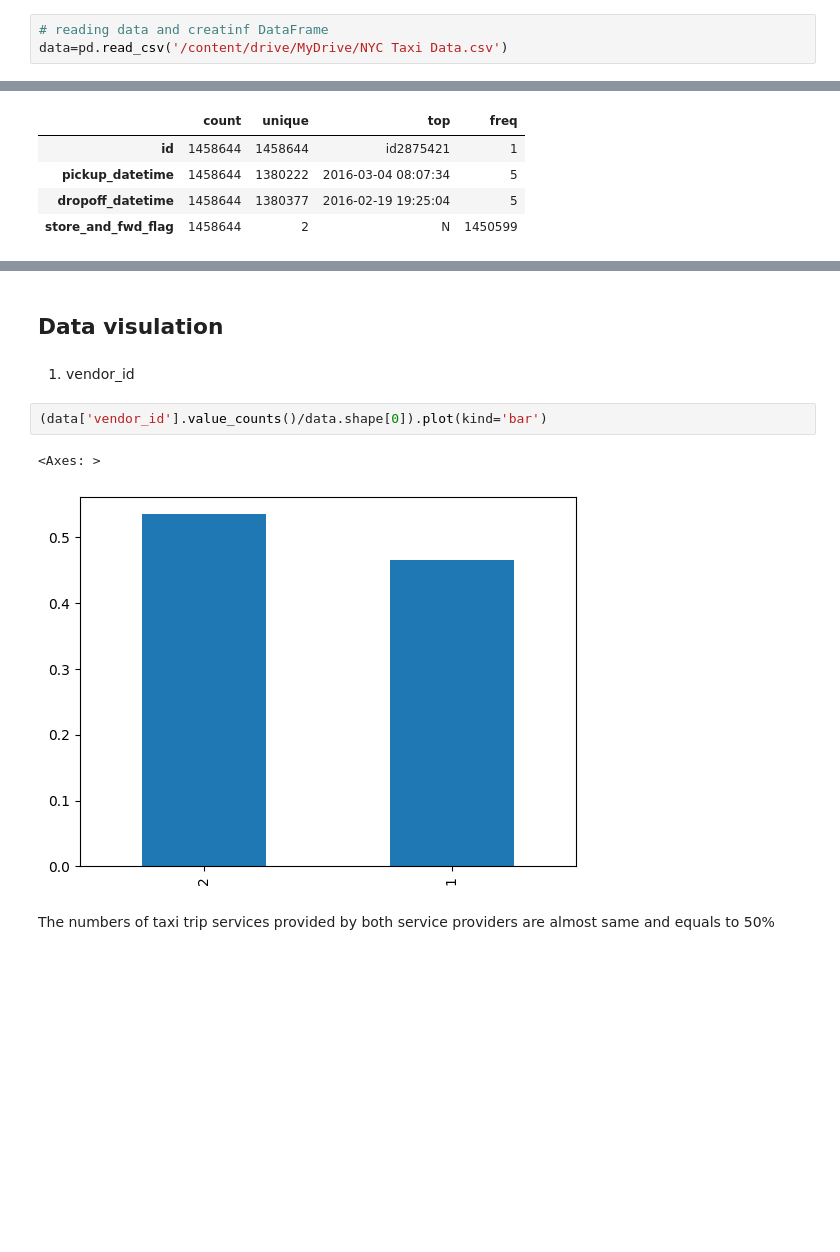
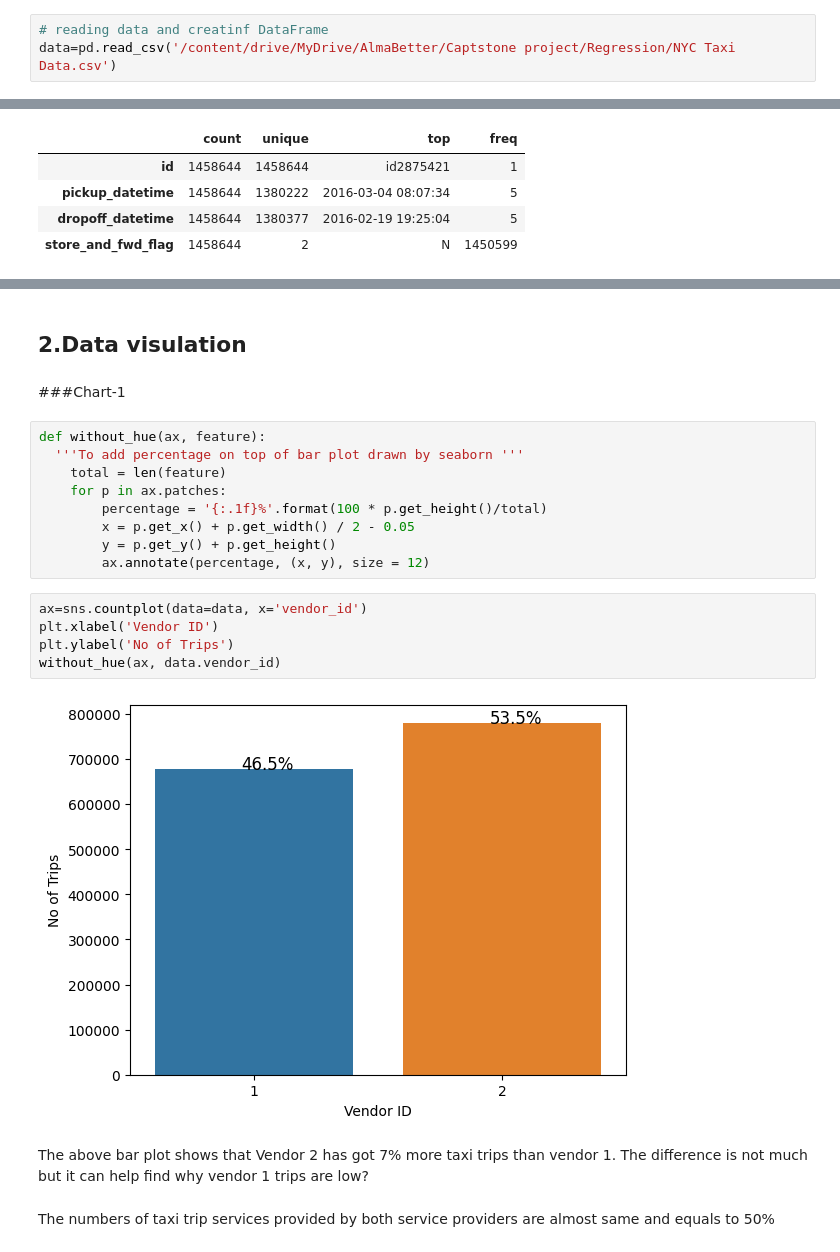
Before and after one commit to Ksangi/NYC_Taxi_trip_Time_Prediction_Project, a Jupyter notebook: NYC_Taxi_Trip_Time_Predictionipynb.ipynb, the cells around one changed output, grey strips where cells are left out. Drawn from its saved outputs; the diff is of its cells as text; blank space fills up the shorter version.

```diff
--- a/NYC_Taxi_Trip_Time_Predictionipynb.ipynb
+++ b/NYC_Taxi_Trip_Time_Predictionipynb.ipynb
@@ -47,4 +67,4 @@ from sklearn.ensemble import RandomForestRegressor
 from sklearn.metrics import mean_squared_error, r2_score
 # %%
 # reading data and creatinf DataFrame
-data=pd.read_csv('/content/drive/MyDrive/NYC Taxi Data.csv')
+data=pd.read_csv('/content/drive/MyDrive/AlmaBetter/Captstone project/Regression/NYC Taxi Data.csv')
@@ -153,13 +175,26 @@ data.head(3)
 | 1 | 1 | 2016-06-12 00:43:35 | 2016-06-12 00:54:38 | 1 | -73.980415 | 40.738564 | ... |
 | 2 | 2 | 2016-01-19 11:35:24 | 2016-01-19 12:10:48 | 1 | -73.979027 | 40.763939 | ... |
 # %% [markdown]
-## Data visulation
+## **2.Data visulation**
-# %% [markdown]
-1. vendor_id
-# %%
-(data['vendor_id'].value_counts()/data.shape[0]).plot(kind='bar')
-# %% [output]
-<Axes: >
-[figure, removed]
+# %% [markdown]
+###Chart-1
+# %%
+def without_hue(ax, feature):
+  '''To add percentage on top of bar plot drawn by seaborn '''
+    total = len(feature)
+    for p in ax.patches:
+        percentage = '{:.1f}%'.format(100 * p.get_height()/total)
+        x = p.get_x() + p.get_width() / 2 - 0.05
+        y = p.get_y() + p.get_height()
+        ax.annotate(percentage, (x, y), size = 12)
+# %%
+ax=sns.countplot(data=data, x='vendor_id')
+plt.xlabel('Vendor ID')
+plt.ylabel('No of Trips')
+without_hue(ax, data.vendor_id)
+# %% [output]
+[figure, added]
+# %% [markdown]
+The above bar plot shows that Vendor 2 has got 7% more taxi trips than vendor 1. The difference is not much but it can help find why vendor 1 trips are low?
 # %% [markdown]
 The numbers of taxi trip services provided by both service providers are almost same and equals to 50%
```
Also changed, not shown: parts of 38 cells of this notebook.
